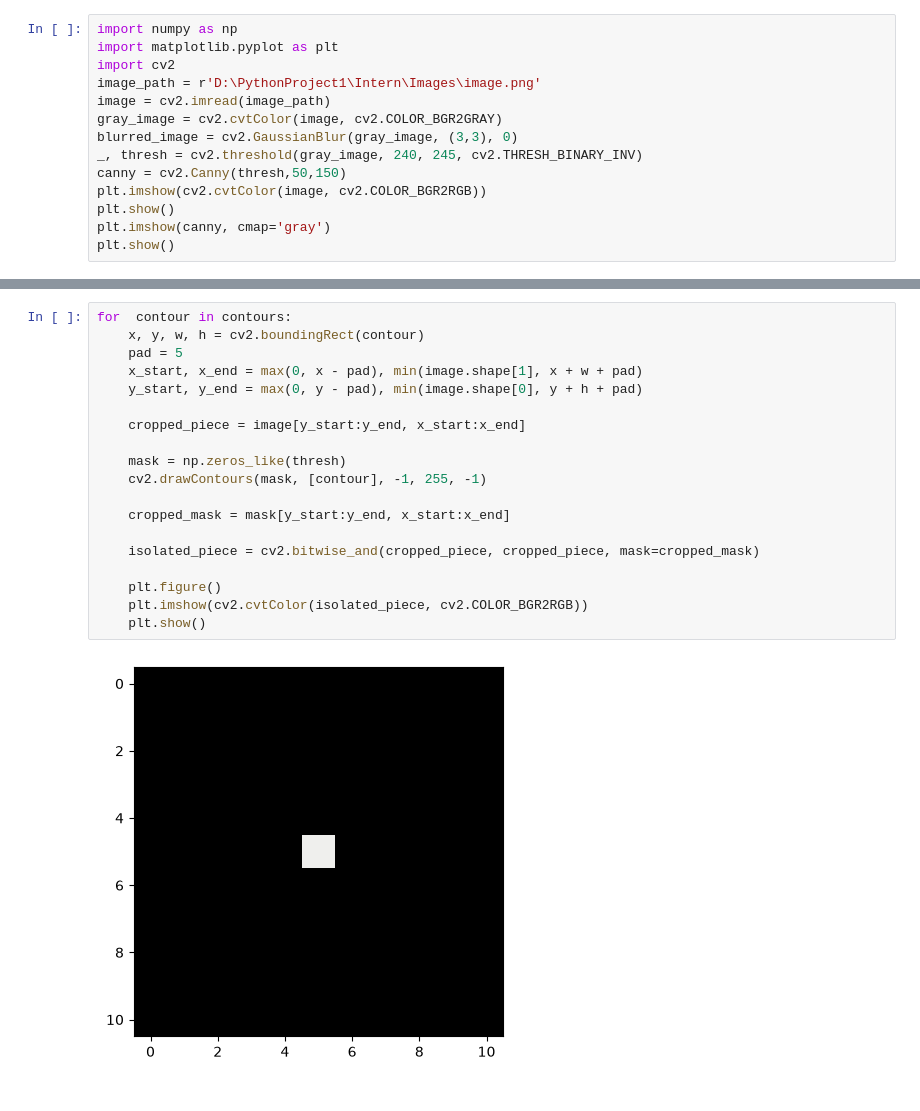
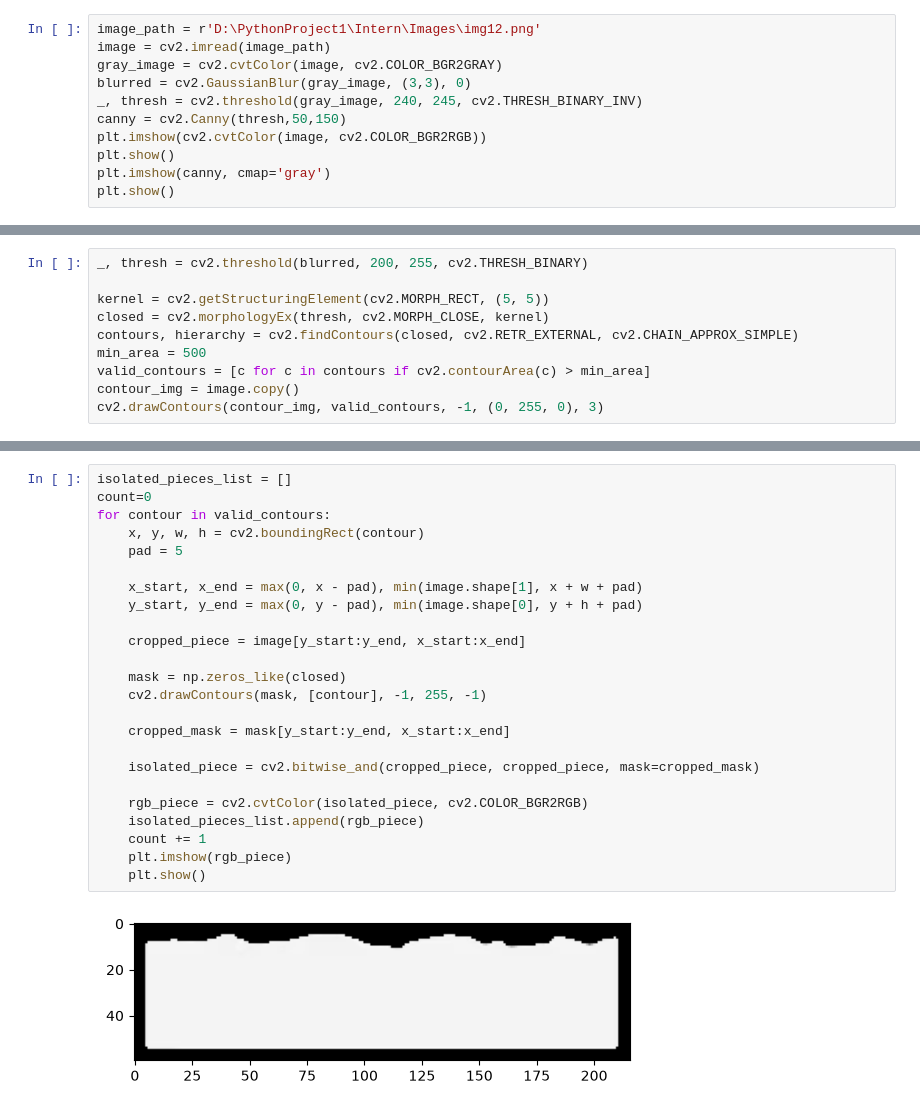
Before and after one commit to mohsinsaeed06/Project-Torn-Paper-, a Jupyter notebook: Edge Detection.ipynb, the cells around one changed output, grey strips where cells are left out. Drawn from its saved outputs; the diff is of its cells as text.

```diff
--- a/Edge Detection.ipynb
+++ b/Edge Detection.ipynb
@@ -1,11 +6,8 @@
 # %%
-import numpy as np
-import matplotlib.pyplot as plt
-import cv2
-image_path = r'D:\PythonProject1\Intern\Images\image.png'
+image_path = r'D:\PythonProject1\Intern\Images\img12.png'
 image = cv2.imread(image_path)
 gray_image = cv2.cvtColor(image, cv2.COLOR_BGR2GRAY)
-blurred_image = cv2.GaussianBlur(gray_image, (3,3), 0)
+blurred = cv2.GaussianBlur(gray_image, (3,3), 0)
 _, thresh = cv2.threshold(gray_image, 240, 245, cv2.THRESH_BINARY_INV)
 canny = cv2.Canny(thresh,50,150)
 plt.imshow(cv2.cvtColor(image, cv2.COLOR_BGR2RGB))
@@ -20,0 +20,10 @@ contours, _ = cv2.findContours(thresh, cv2.RETR_EXTERNAL, cv2.CHAIN_APPROX_NONE)
+# %%
+_, thresh = cv2.threshold(blurred, 200, 255, cv2.THRESH_BINARY)
+
+kernel = cv2.getStructuringElement(cv2.MORPH_RECT, (5, 5))
+closed = cv2.morphologyEx(thresh, cv2.MORPH_CLOSE, kernel)
+contours, hierarchy = cv2.findContours(closed, cv2.RETR_EXTERNAL, cv2.CHAIN_APPROX_SIMPLE)
+min_area = 500
+valid_contours = [c for c in contours if cv2.contourArea(c) > min_area]
+contour_img = image.copy()
+cv2.drawContours(contour_img, valid_contours, -1, (0, 255, 0), 3)
@@ -21,21 +48,26 @@ contours, _ = cv2.findContours(thresh, cv2.RETR_EXTERNAL, cv2.CHAIN_APPROX_NONE)
 # %%
-for  contour in contours:
+isolated_pieces_list = []
+count=0
+for contour in valid_contours:
     x, y, w, h = cv2.boundingRect(contour)
     pad = 5
+
     x_start, x_end = max(0, x - pad), min(image.shape[1], x + w + pad)
     y_start, y_end = max(0, y - pad), min(image.shape[0], y + h + pad)
 
     cropped_piece = image[y_start:y_end, x_start:x_end]
 
-    mask = np.zeros_like(thresh)
+    mask = np.zeros_like(closed)
     cv2.drawContours(mask, [contour], -1, 255, -1)
 
     cropped_mask = mask[y_start:y_end, x_start:x_end]
 
     isolated_piece = cv2.bitwise_and(cropped_piece, cropped_piece, mask=cropped_mask)
 
-    plt.figure()
-    plt.imshow(cv2.cvtColor(isolated_piece, cv2.COLOR_BGR2RGB))
+    rgb_piece = cv2.cvtColor(isolated_piece, cv2.COLOR_BGR2RGB)
+    isolated_pieces_list.append(rgb_piece)
+    count += 1
+    plt.imshow(rgb_piece)
     plt.show()
 # %% [output]
-[figure, old version]
+[figure, new version]
```
Also changed, not shown: parts of 11 cells of this notebook, 6 other files.
